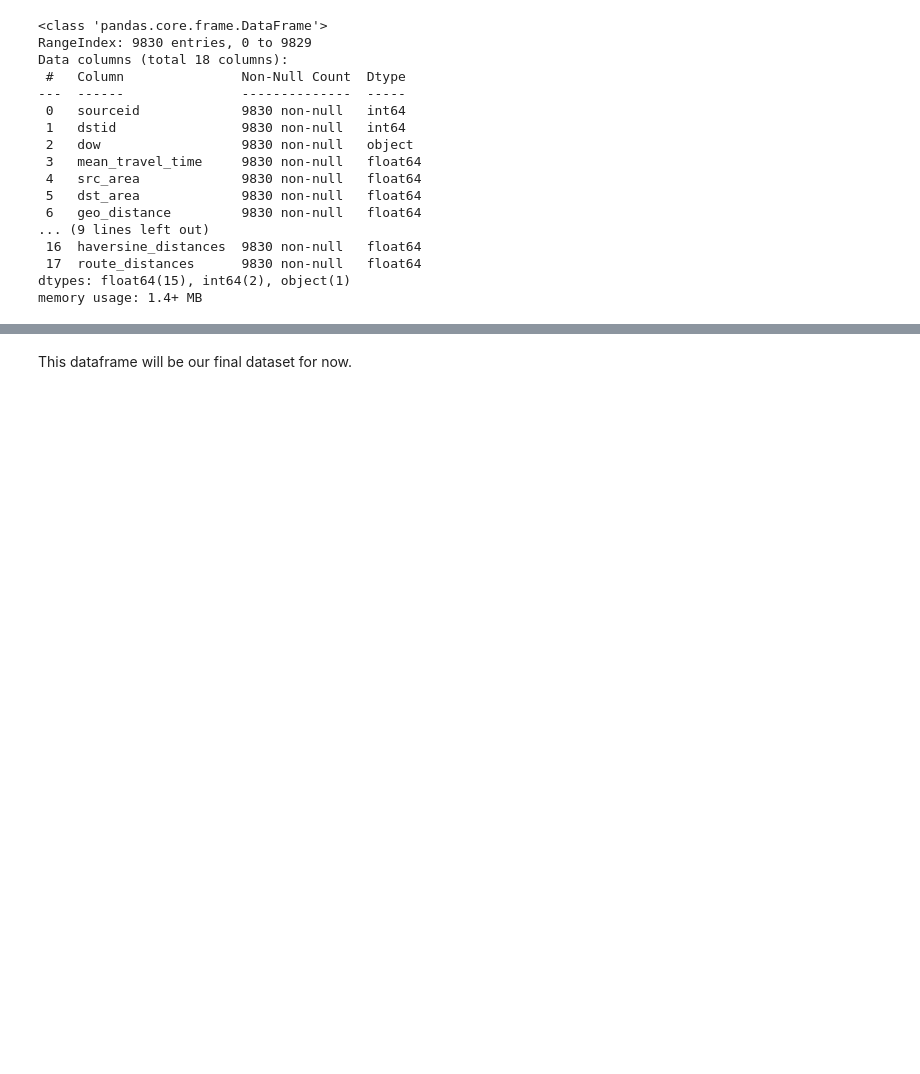
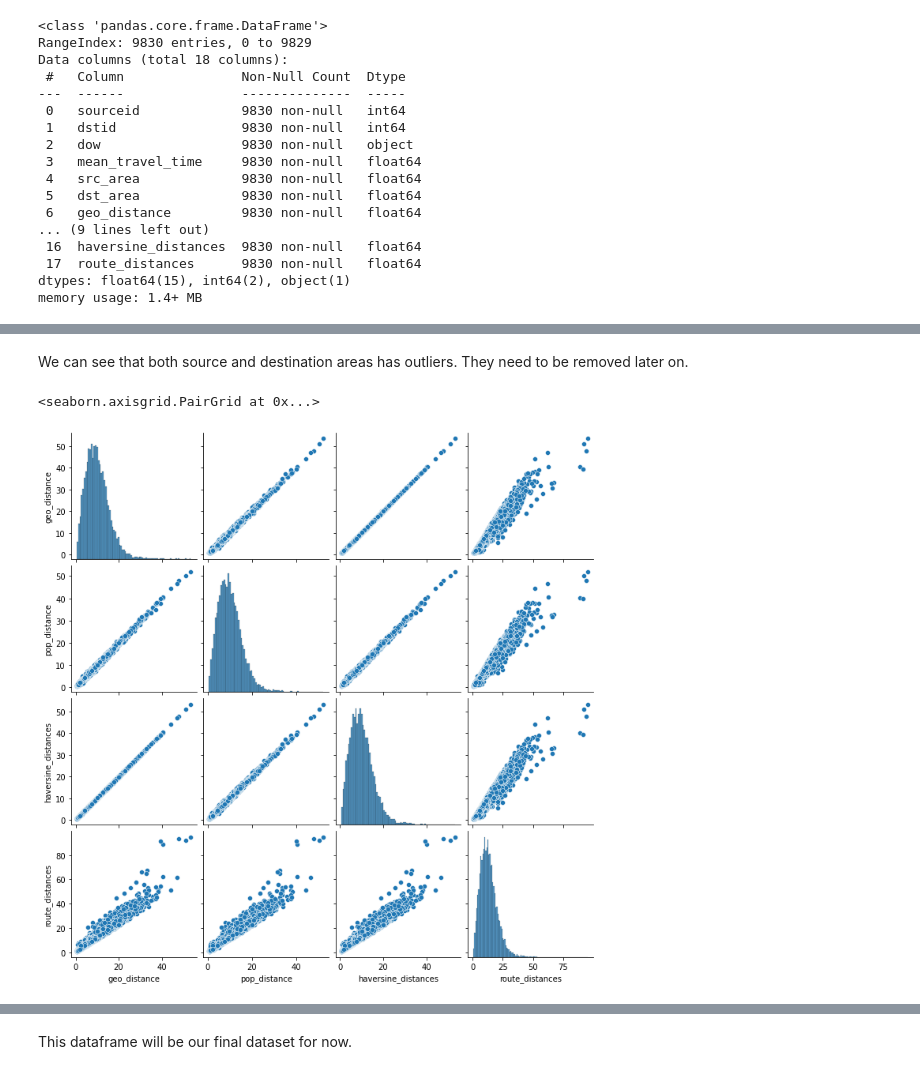
Before and after one commit to aliyusifov99/mec-ds-competition, a Jupyter notebook: Elnur/model-orderly.ipynb, the cells around one changed output, grey strips where cells are left out. Drawn from its saved outputs; the diff is of its cells as text; code cells hidden in the pictures; blank space fills up the shorter version.

```diff
--- a/Elnur/model-orderly.ipynb
+++ b/Elnur/model-orderly.ipynb
@@ -474,0 +512,8 @@ df_train
+# %% [markdown]
+We can see that both source and destination areas has outliers. They need to be removed later on.
+# %%
+distance_types = df_train[['geo_distance', 'pop_distance', 'haversine_distances', 'route_distances']]
+sns.pairplot(distance_types)
+# %% [output]
+<seaborn.axisgrid.PairGrid at 0x...>
+[figure, added]
```
Also changed, not shown: parts of 17 cells of this notebook, 4 other files.
